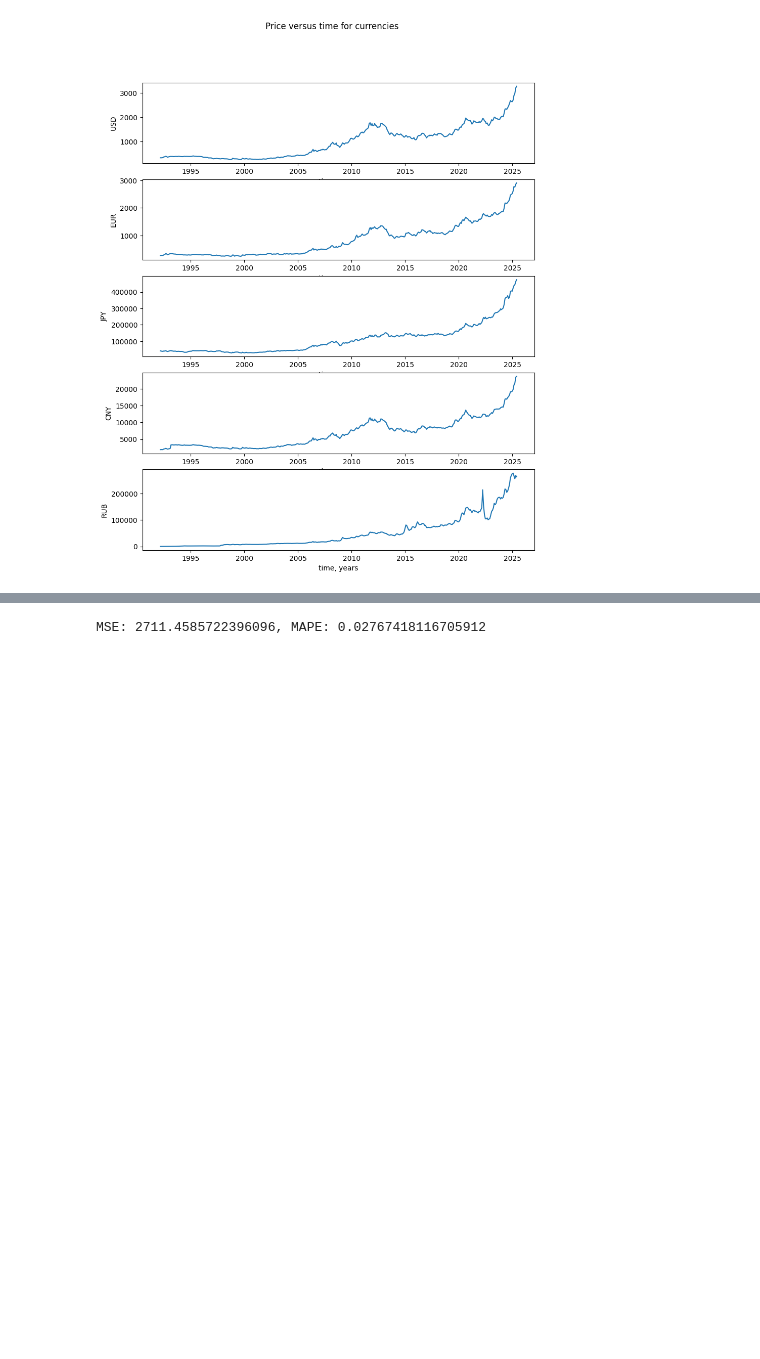
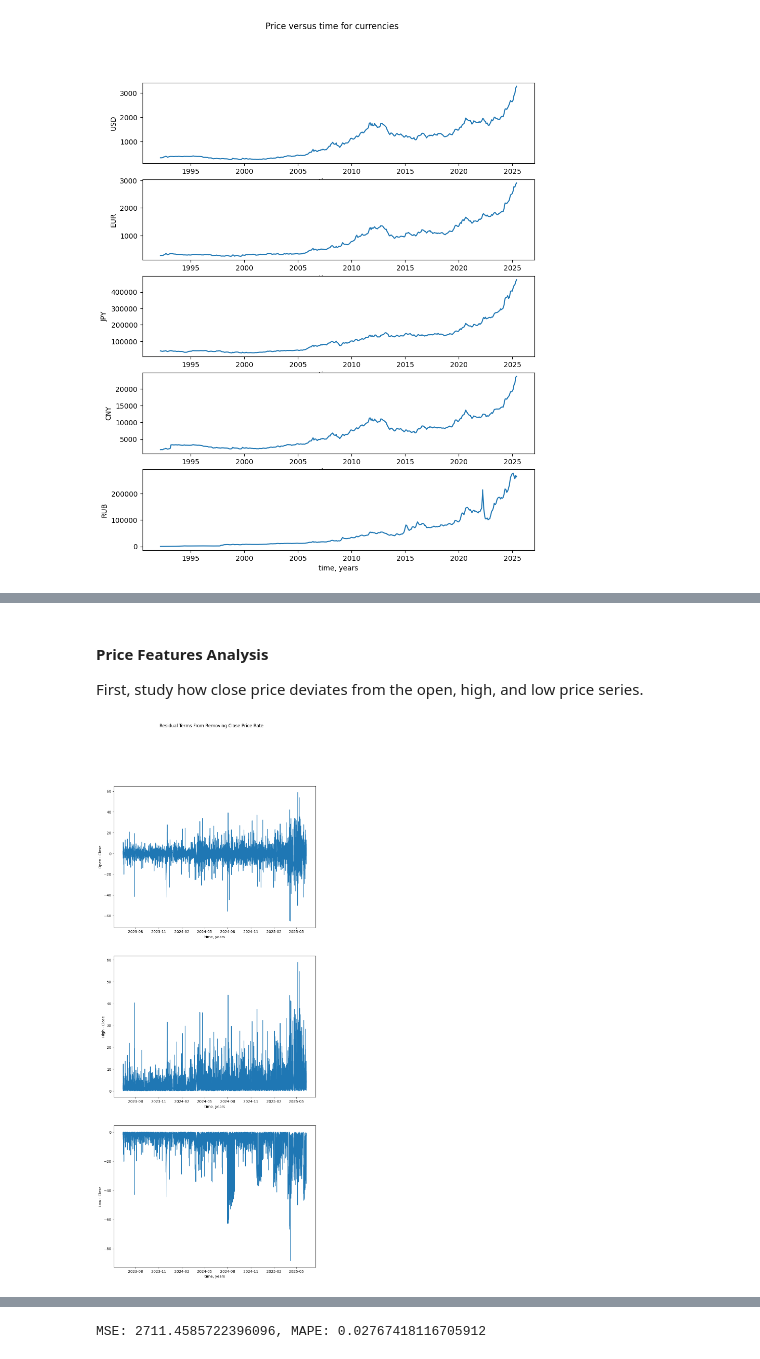
Before and after one commit to IU-Capstone-Project-2025/Metalytics, a Jupyter notebook: ml/notebooks/01_filter_design.ipynb, the cells around one changed output, grey strips where cells are left out. Cells and saved outputs as stored; diff of their text form; code cells hidden in the pictures; blank space fills up the shorter version.

```diff
--- a/ml/notebooks/01_filter_design.ipynb
+++ b/ml/notebooks/01_filter_design.ipynb
@@ -109,0 +170,15 @@ for idx, currency in enumerate(currencies):
+# %% [markdown]
+#### Price Features Analysis
+
+First, study how close price deviates from the open, high, and low price series.
+# %%
+fig, ax = plt.subplots(nrows=3, figsize=(10, 24))
+fig.suptitle("Residual Terms From Removing Close Price Rate")
+
+for idx, feature in enumerate(['Open', 'High', 'Low']):
+    ax[idx].plot(dataset_us_aug.index, dataset_us_aug[feature] - dataset_us_aug['Close'])
+    ax[idx].xaxis.set_major_locator(MonthLocator(interval=3))
+    ax[idx].set_ylabel(f"{feature} - Close")
+    ax[idx].set_xlabel(f'time, years')
+# %% [output]
+[figure, added]
```
Also changed, not shown: parts of 84 cells of this notebook.
